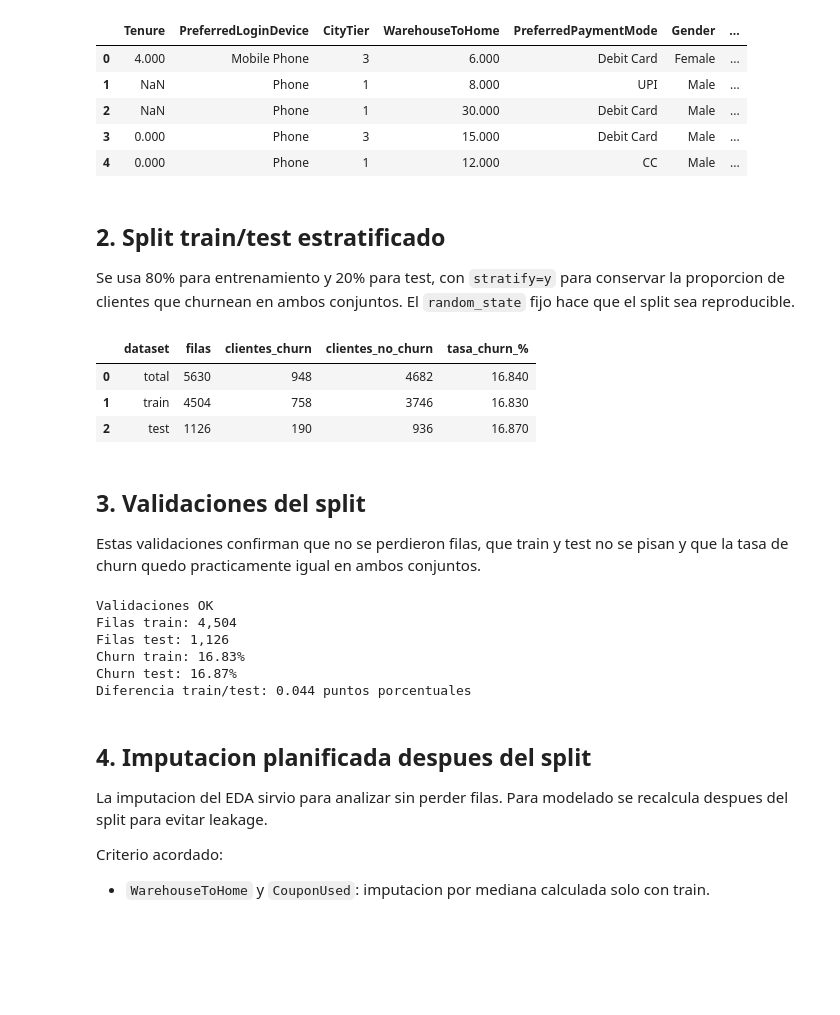
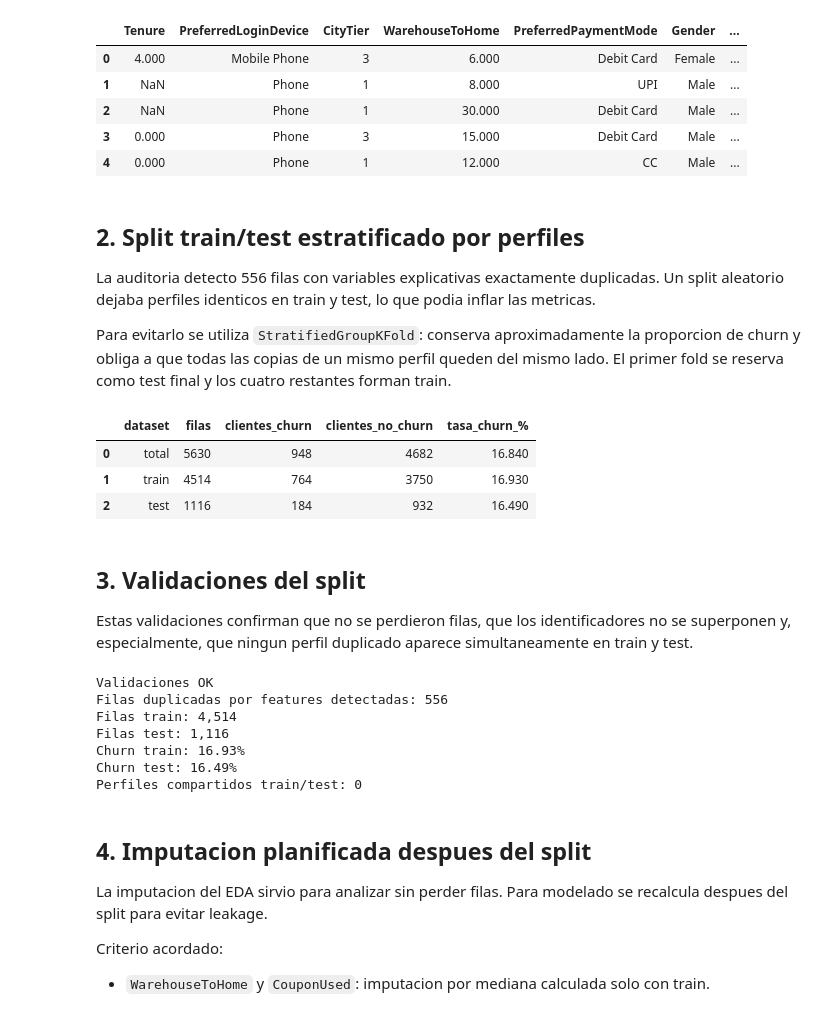
Before and after one commit to FelipeTamaki/TP_IA_aplicada_a_negocios_churn_Grupo1, a Jupyter notebook: Modelo.ipynb, the cells around one changed output. Drawn from its saved outputs; the diff is of its cells as text; code cells hidden in the pictures; blank space fills up the shorter version.

```diff
--- a/Modelo.ipynb
+++ b/Modelo.ipynb
@@ -66,61 +67,86 @@ Churn rate total: 16.84%
 | 3 | 0.000 | Phone | 3 | 15.000 | Debit Card | Male | ... |
 | 4 | 0.000 | Phone | 1 | 12.000 | CC | Male | ... |
 # %% [markdown]
-## 2. Split train/test estratificado
+## 2. Split train/test estratificado por perfiles
 
-Se usa 80% para entrenamiento y 20% para test, con `stratify=y` para conservar la proporcion de clientes que churnean en ambos conjuntos. El `random_state` fijo hace que el split sea reproducible.
+La auditoria detecto 556 filas con variables explicativas exactamente duplicadas. Un split aleatorio dejaba perfiles identicos en train y test, lo que podia inflar las metricas.
+
+Para evitarlo se utiliza `StratifiedGroupKFold`: conserva aproximadamente la proporcion de churn y obliga a que todas las copias de un mismo perfil queden del mismo lado. El primer fold se reserva como test final y los cuatro restantes forman train.
 # %%
-X_train, X_test, y_train, y_test = train_test_split(
-    X,
-    y,
-    test_size=TEST_SIZE,
+def profile_groups(data):
+    normalized = data.astype(object).where(data.notna(), "__MISSING__").astype(str)
+    return pd.util.hash_pandas_object(normalized, index=False).astype(str)
+
+
+profile_group = profile_groups(X)
+outer_split = StratifiedGroupKFold(
+    n_splits=5,
+    shuffle=True,
     random_state=RANDOM_STATE,
-    stratify=y,
 )
+train_positions, test_positions = next(
+    outer_split.split(X, y, groups=profile_group)
+)
+
+X_train = X.iloc[train_positions].copy()
+X_test = X.iloc[test_positions].copy()
+y_train = y.iloc[train_positions].copy()
+y_test = y.iloc[test_positions].copy()
+train_groups = profile_group.iloc[train_positions].copy()
+test_groups = profile_group.iloc[test_positions].copy()
 
 split_summary = pd.DataFrame({
     "dataset": ["total", "train", "test"],
     "filas": [len(y), len(y_train), len(y_test)],
     "clientes_churn": [int(y.sum()), int(y_train.sum()), int(y_test.sum())],
-    "clientes_no_churn": [int((y == 0).sum()), int((y_train == 0).sum()), int((y_test == 0).sum())],
-    "tasa_churn_%": [round(y.mean() * 100, 2), round(y_train.mean() * 100, 2), round(y_test.mean() * 100, 2)],
+    "clientes_no_churn": [
+        int((y == 0).sum()),
+        int((y_train == 0).sum()),
+        int((y_test == 0).sum()),
+    ],
+    "tasa_churn_%": [
+        round(y.mean() * 100, 2),
+        round(y_train.mean() * 100, 2),
+        round(y_test.mean() * 100, 2),
+    ],
 })
 
 split_summary
 # %% [output]
 |  | dataset | filas | clientes_churn | clientes_no_churn | tasa_churn_% |
 | 0 | total | 5630 | 948 | 4682 | 16.840 |
-| 1 | train | 4504 | 758 | 3746 | 16.830 |
-| 2 | test | 1126 | 190 | 936 | 16.870 |
+| 1 | train | 4514 | 764 | 3750 | 16.930 |
+| 2 | test | 1116 | 184 | 932 | 16.490 |
 # %% [markdown]
 ## 3. Validaciones del split
 
-Estas validaciones confirman que no se perdieron filas, que train y test no se pisan y que la tasa de churn quedo practicamente igual en ambos conjuntos.
+Estas validaciones confirman que no se perdieron filas, que los identificadores no se superponen y, especialmente, que ningun perfil duplicado aparece simultaneamente en train y test.
 # %%
 train_ids = set(df_raw.loc[X_train.index, ID_COL])
 test_ids = set(df_raw.loc[X_test.index, ID_COL])
+shared_profiles = set(train_groups).intersection(set(test_groups))
 
-assert len(X_train) + len(X_test) == len(df_raw), "Train + test no suma el total de filas"
-assert len(train_ids.intersection(test_ids)) == 0, "Hay clientes repetidos entre train y test"
-assert X_train.index.intersection(X_test.index).empty, "Hay indices repetidos entre train y test"
-assert y_train.sum() + y_test.sum() == y.sum(), "La cantidad de churn no se conserva"
-
-max_rate_diff_pp = abs(y_train.mean() - y_test.mean()) * 100
-assert max_rate_diff_pp < 0.25, f"Diferencia de churn train/test demasiado alta: {max_rate_diff_pp:.3f} pp"
+assert len(X_train) + len(X_test) == len(df_raw)
+assert len(train_ids.intersection(test_ids)) == 0
+assert X_train.index.intersection(X_test.index).empty
+assert y_train.sum() + y_test.sum() == y.sum()
+assert len(shared_profiles) == 0
 
 print("Validaciones OK")
+print(f"Filas duplicadas por features detectadas: {X.duplicated().sum():,}")
 print(f"Filas train: {len(X_train):,}")
 print(f"Filas test: {len(X_test):,}")
 print(f"Churn train: {y_train.mean() * 100:.2f}%")
 print(f"Churn test: {y_test.mean() * 100:.2f}%")
-print(f"Diferencia train/test: {max_rate_diff_pp:.3f} puntos porcentuales")
+print(f"Perfiles compartidos train/test: {len(shared_profiles)}")
 # %% [output]
 Validaciones OK
-Filas train: 4,504
-Filas test: 1,126
-Churn train: 16.83%
-Churn test: 16.87%
-Diferencia train/test: 0.044 puntos porcentuales
+Filas duplicadas por features detectadas: 556
+Filas train: 4,514
+Filas test: 1,116
+Churn train: 16.93%
+Churn test: 16.49%
+Perfiles compartidos train/test: 0
 # %% [markdown]
 ## 4. Imputacion planificada despues del split
 
```
Also changed, not shown: parts of 28 cells of this notebook, 17 other files.
